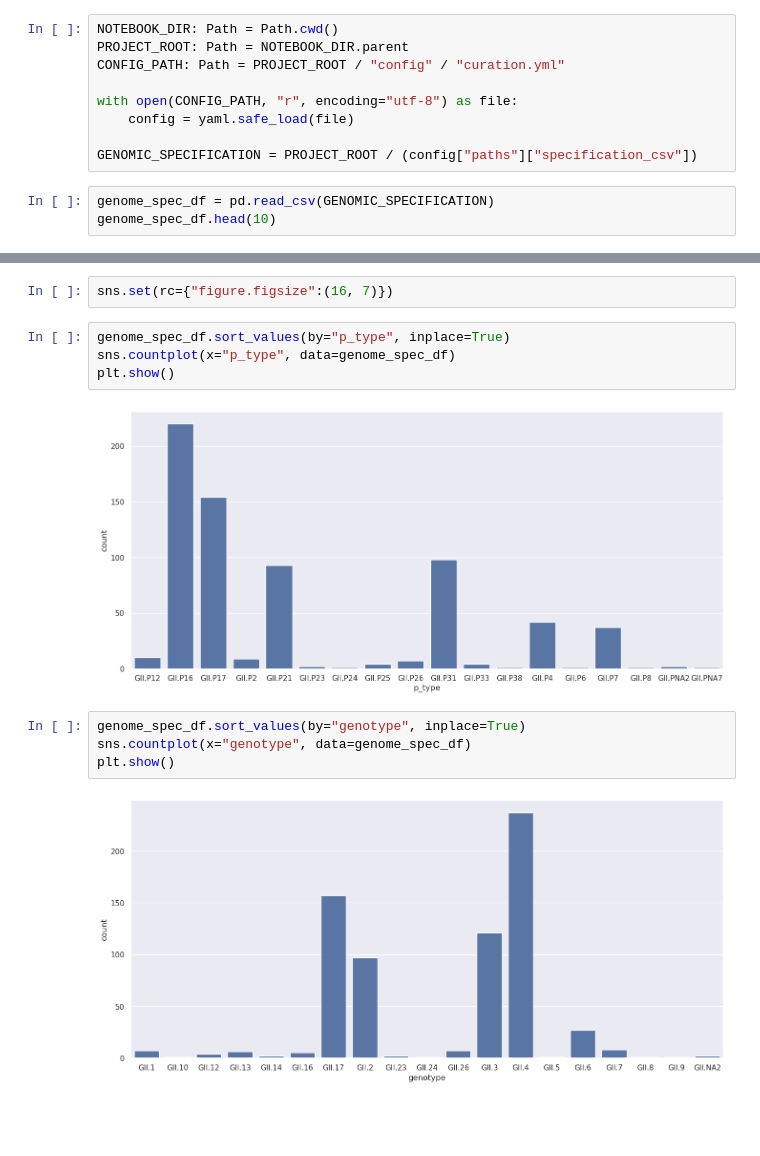
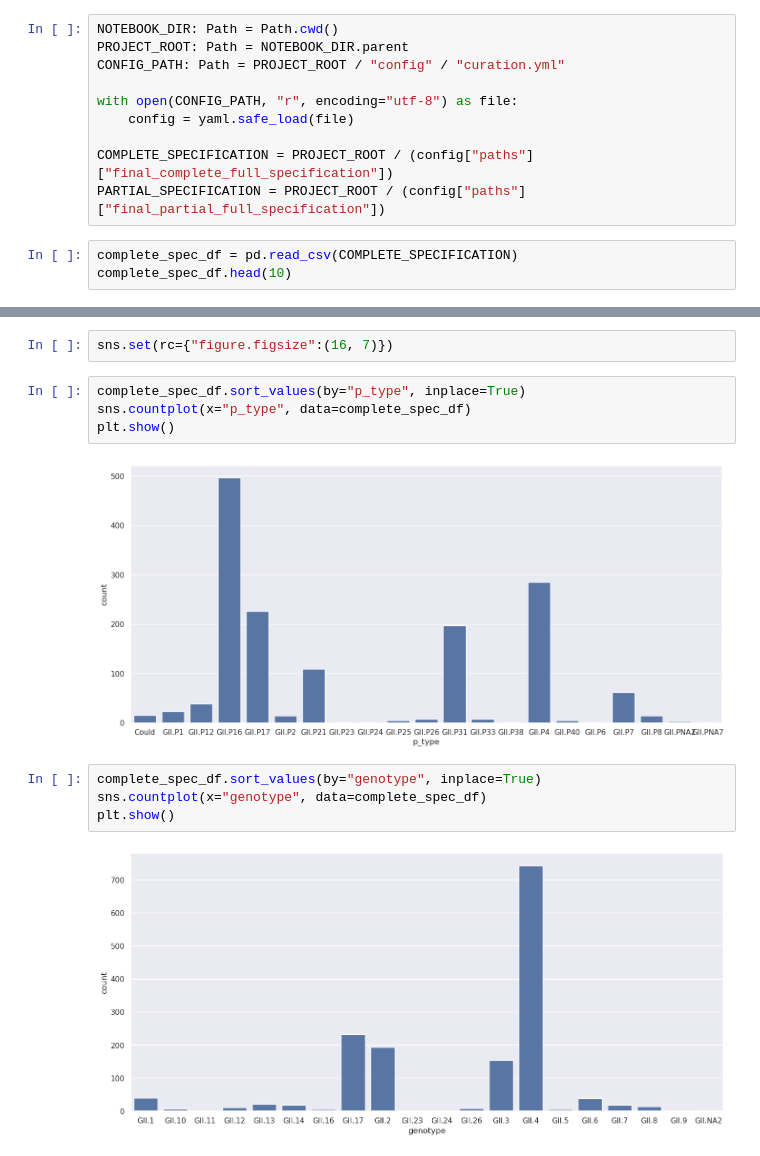
Before and after one commit to chriryde/norovirus-gii-dualtyping-ngs, a Jupyter notebook: notebooks/01_curation.ipynb, the cells around one changed output, grey strips where cells are left out. Saved outputs shown, nothing was run; the diff lists cells and outputs as text; blank space fills up the shorter version.

Commit message:
Curation out completed, this will count as the sequences serving as base further down in the pipeline

```diff
--- a/notebooks/01_curation.ipynb
+++ b/notebooks/01_curation.ipynb
@@ -14,8 +14,9 @@ CONFIG_PATH: Path = PROJECT_ROOT / "config" / "curation.yml"
 with open(CONFIG_PATH, "r", encoding="utf-8") as file:
     config = yaml.safe_load(file)
 
-GENOMIC_SPECIFICATION = PROJECT_ROOT / (config["paths"]["specification_csv"])
+COMPLETE_SPECIFICATION = PROJECT_ROOT / (config["paths"]["final_complete_full_specification"])
+PARTIAL_SPECIFICATION = PROJECT_ROOT / (config["paths"]["final_partial_full_specification"])
 # %%
-genome_spec_df = pd.read_csv(GENOMIC_SPECIFICATION)
-genome_spec_df.head(10)
+complete_spec_df = pd.read_csv(COMPLETE_SPECIFICATION)
+complete_spec_df.head(10)
 # %% [output]
@@ -33,14 +34,14 @@ genome_spec_df.head(10)
 # %%
 sns.set(rc={"figure.figsize":(16, 7)})
 # %%
-genome_spec_df.sort_values(by="p_type", inplace=True)
-sns.countplot(x="p_type", data=genome_spec_df)
+complete_spec_df.sort_values(by="p_type", inplace=True)
+sns.countplot(x="p_type", data=complete_spec_df)
 plt.show()
 # %% [output]
-[figure, old version]
+[figure, new version]
 # %%
-genome_spec_df.sort_values(by="genotype", inplace=True)
-sns.countplot(x="genotype", data=genome_spec_df)
+complete_spec_df.sort_values(by="genotype", inplace=True)
+sns.countplot(x="genotype", data=complete_spec_df)
 plt.show()
 # %% [output]
-[figure, old version]
+[figure, new version]
```
Also changed, not shown: parts of 6 cells of this notebook, 32 other files.
